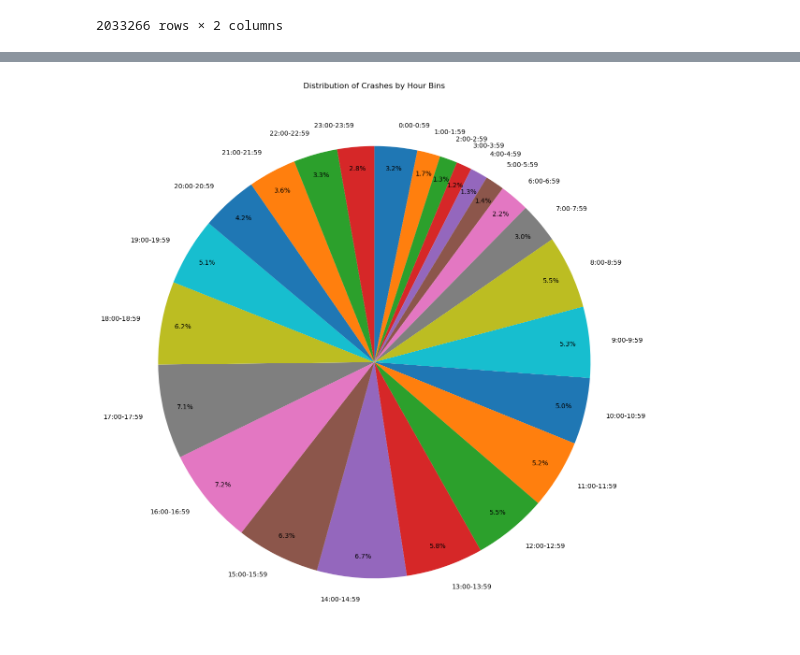
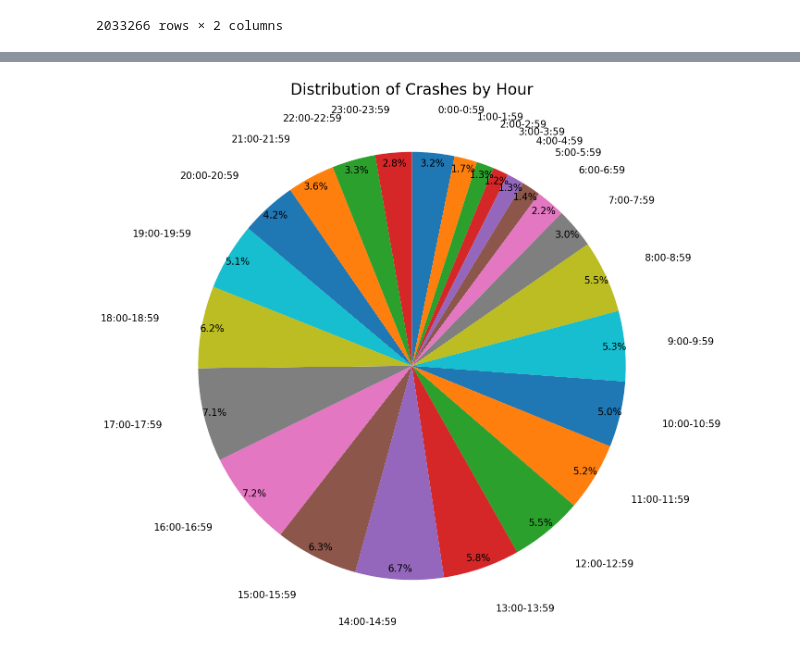
Before and after one commit to claytonstewart40/NYC-Vehicle-Collisions-Project-1, a Jupyter notebook: Q3/Question_3.ipynb, the cells around one changed output, grey strips where cells are left out. Cells and saved outputs as stored; diff of their text form; code cells hidden in the pictures.

```diff
--- a/Q3/Question_3.ipynb
+++ b/Q3/Question_3.ipynb
@@ -111,16 +111,17 @@ Name: count, dtype: int64
 # %%
 import matplotlib.pyplot as plt
 
 # Create a pie chart
 
 
 plt.figure(figsize=(15, 15))  # Adjust the figure size if needed
-plt.pie(crash_counts, labels=crash_counts.index, autopct='%1.1f%%', startangle=90, counterclock=False, labeldistance=1.1,pctdistance=.9,radius=1)
+plt.pie(crash_counts, labels=crash_counts.index, autopct='%1.1f%%',
+startangle=90, counterclock=False, labeldistance=1.2,pctdistance=.95,radius=1, textprops = {'fontsize': 15})
 
 # Set a title
-plt.title('Distribution of Crashes by Hour Bins')
+plt.title('Distribution of Crashes by Hour', fontsize = 24)
 
 # Show the pie chart
 plt.show()
 # %% [output]
-[figure, old version]
+[figure, new version]
```
Also changed, not shown: parts of 2 cells of this notebook.
